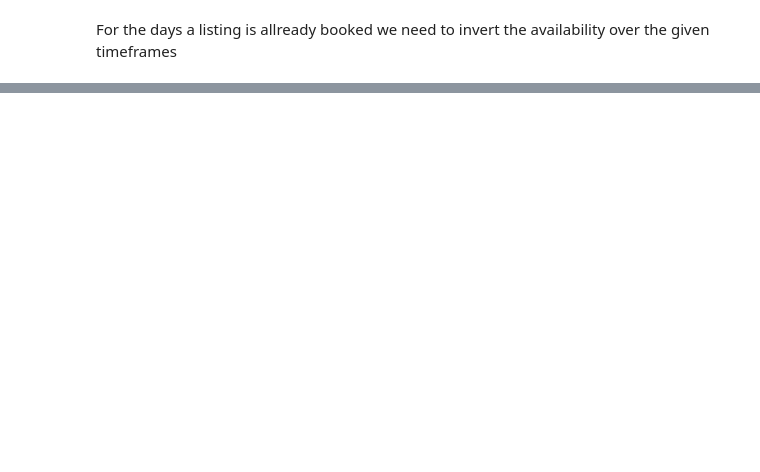
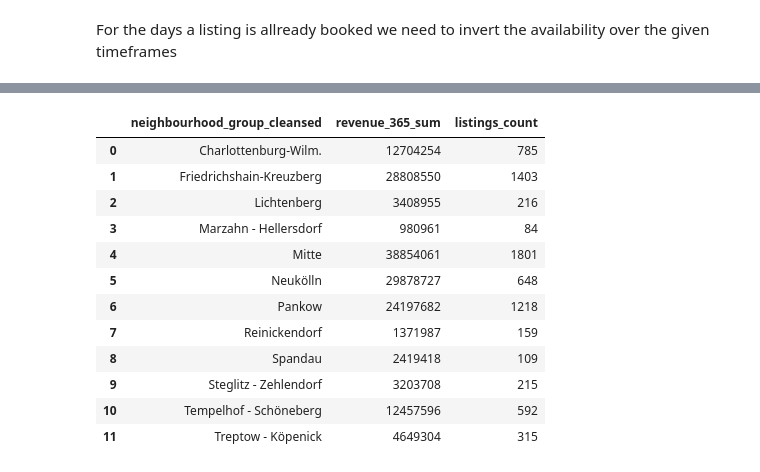
Before and after one commit to Daniel-Hutcheson/airbnb_berlin, a Jupyter notebook: main.ipynb, the cells around one changed output, grey strips where cells are left out. Drawn from its saved outputs; the diff is of its cells as text; code cells hidden in the pictures; blank space fills up the shorter version.

```diff
--- a/main.ipynb
+++ b/main.ipynb
@@ -220,0 +199,16 @@ AttributeError: 'Series' object has no attribute 'df_analyze'
+# %%
+df_analyze_q2.groupby('neighbourhood_group_cleansed', as_index=False).aggregate(revenue_365_sum=('revenue_365', 'sum'), listings_count=('neighbourhood_group_cleansed', 'count'))
+# %% [output]
+|  | neighbourhood_group_cleansed | revenue_365_sum | listings_count |
+| 0 | Charlottenburg-Wilm. | 12704254 | 785 |
+| 1 | Friedrichshain-Kreuzberg | 28808550 | 1403 |
+| 2 | Lichtenberg | 3408955 | 216 |
+| 3 | Marzahn - Hellersdorf | 980961 | 84 |
+| 4 | Mitte | 38854061 | 1801 |
+| 5 | Neukölln | 29878727 | 648 |
+| 6 | Pankow | 24197682 | 1218 |
+| 7 | Reinickendorf | 1371987 | 159 |
+| 8 | Spandau | 2419418 | 109 |
+| 9 | Steglitz - Zehlendorf | 3203708 | 215 |
+| 10 | Tempelhof - Schöneberg | 12457596 | 592 |
+| 11 | Treptow - Köpenick | 4649304 | 315 |
```
Also changed, not shown: parts of 38 cells of this notebook.
